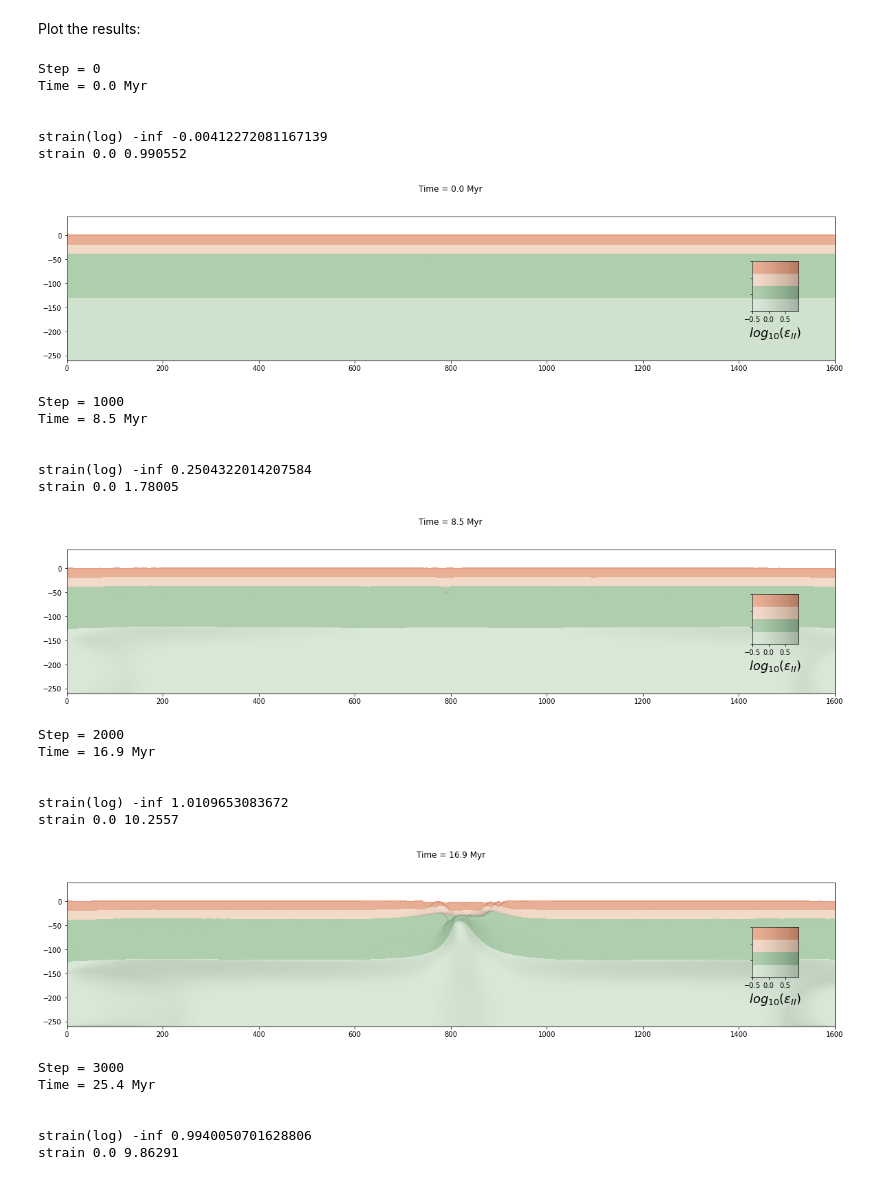
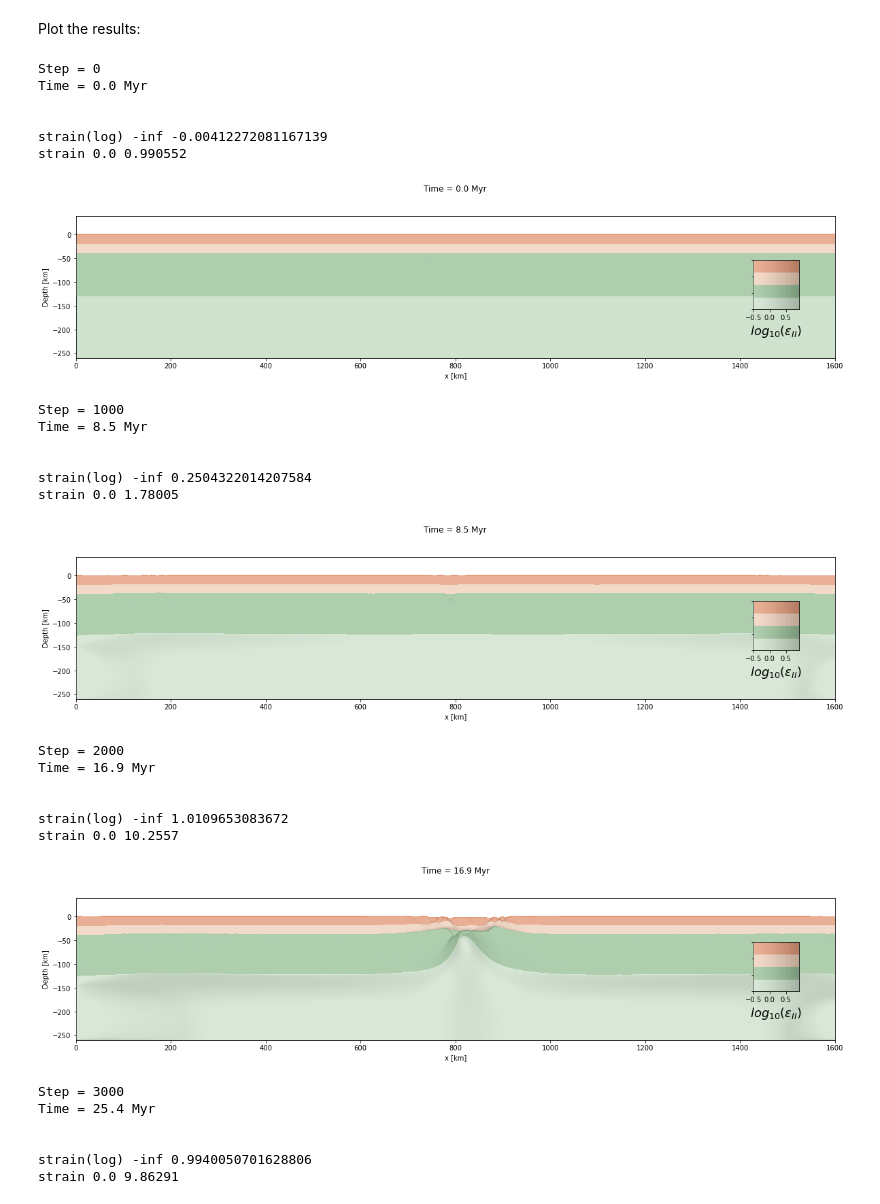
Before and after one commit to ggciag/mandyoc, a Jupyter notebook: examples/continental_rift/create_input_and_plot.ipynb, the cells around one changed output. Drawn from its saved outputs; the diff is of its cells as text; code cells hidden in the pictures.

```diff
--- a/examples/continental_rift/create_input_and_plot.ipynb
+++ b/examples/continental_rift/create_input_and_plot.ipynb
@@ -655,6 +659,8 @@ for cont in range(step_initial, step_final + d_step, d_step):
         vmin=-0.5,
         vmax=0.9,
     )
+    plt.xlabel("x [km]")
+    plt.ylabel("Depth [km]")
 
     b1 = [0.74, 0.41, 0.2, 0.2]
     bv1 = plt.axes(b1)
@@ -676,48 +682,48 @@ for cont in range(step_initial, step_final + d_step, d_step):
     plt.contourf(
         xxA,
         yyA,
         A,
         levels=[air_threshold, 2750, 2900, 3365, 3900],
         colors=colors,
     )
 
     plt.imshow(
         xxA[::-1, :],
         extent=[-0.5, 0.9, 0, 1.5],
         zorder=100,
         alpha=0.2,
         cmap=plt.get_cmap("Greys"),
         vmin=-0.5,
         vmax=0.9,
     )
 
     bv1.set_yticklabels([])
 
     plt.xlabel("$log_{10}(\epsilon_{II})$", size=18)
 
     plt.show()
 # %% [output]
 Step = 0
 Time = 0.0 Myr
 
 
 strain(log) -inf -0.00412272081167139
 strain 0.0 0.990552
-[figure, old version]
+[figure, new version]
 Step = 1000
 Time = 8.5 Myr
 
 
 strain(log) -inf 0.2504322014207584
 strain 0.0 1.78005
-[figure, old version]
+[figure, new version]
 Step = 2000
 Time = 16.9 Myr
 
 
 strain(log) -inf 1.0109653083672
 strain 0.0 10.2557
-[figure, old version]
+[figure, new version]
 Step = 3000
 Time = 25.4 Myr
 
```
Also changed, not shown: parts of 4 cells of this notebook, 3 other files.
